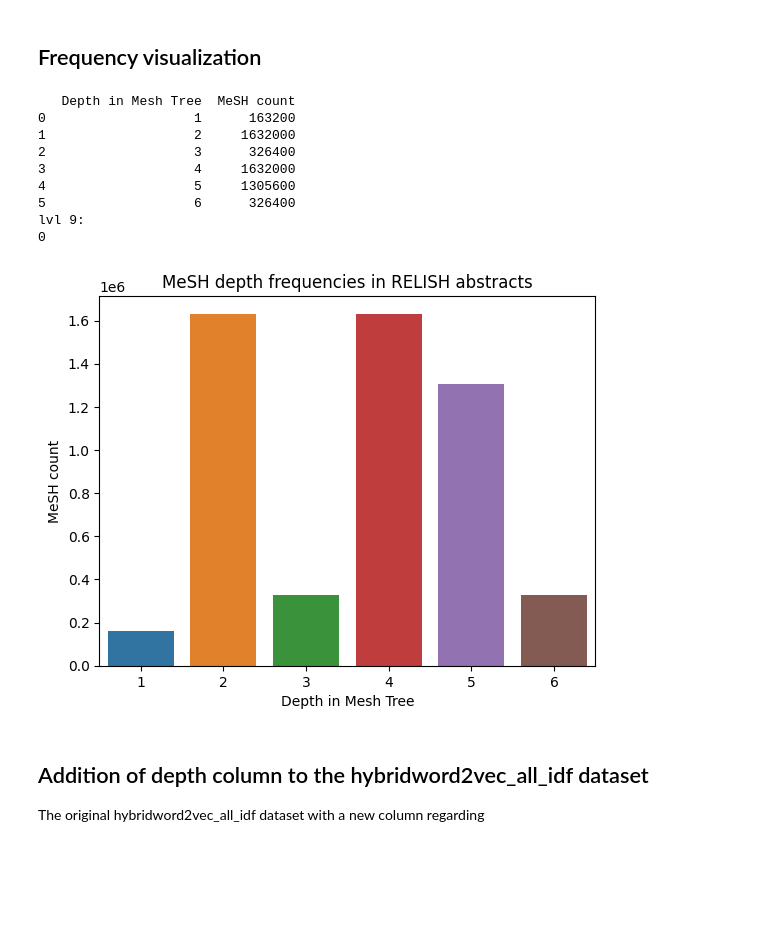
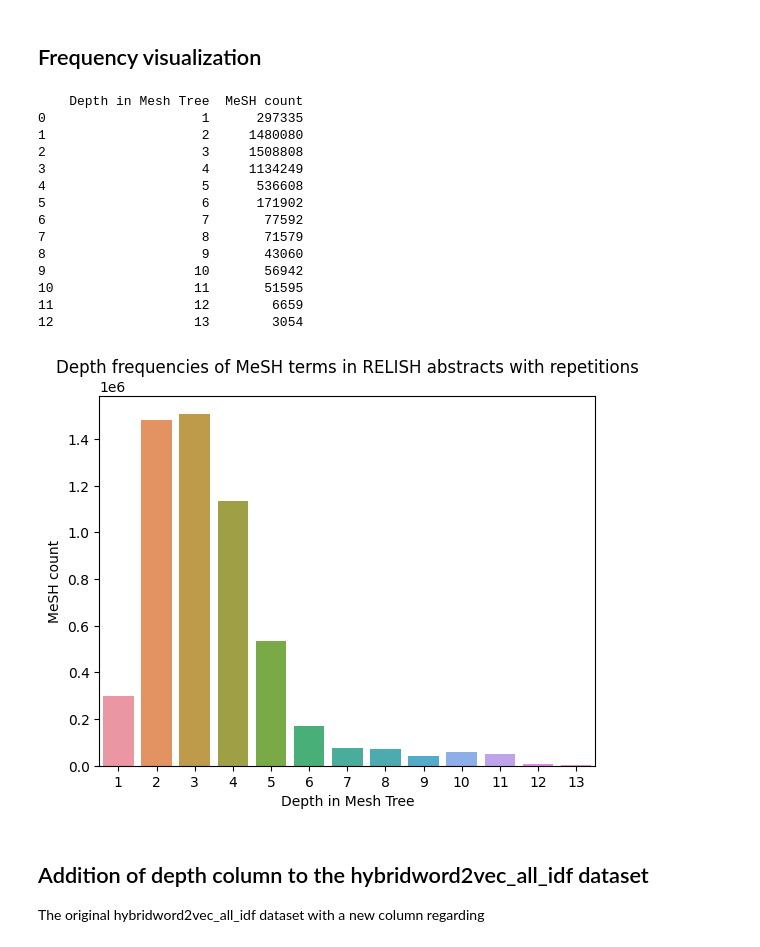
Before and after one commit to zbmed-semtec/mowl-graph2doc2vec, a Jupyter notebook: Code/8_MeSH_depth_Analysis/2_analysis_depth_terms_RELISH_all.ipynb, the cells around one changed output. Cells and saved outputs as stored; diff of their text form; code cells hidden in the pictures; blank space fills up the shorter version.

Commit message:
Saved graph results from fixing the bug :bug:

```diff
--- a/Code/8_MeSH_depth_Analysis/2_analysis_depth_terms_RELISH_all.ipynb
+++ b/Code/8_MeSH_depth_Analysis/2_analysis_depth_terms_RELISH_all.ipynb
@@ -89,36 +88,42 @@ with open("../../Data/Output/8/RELISH_frequency_MeSH_graph_with_depth+freq.json"
 # %%
 i = 0
 Depth_vs_freq = {}
 for node_id in big_G.nodes:
     if(node_id in big_G_nodes and MeSH_cnt[node_id] != 0):
         dpth = big_G.nodes[node_id]["Depth"]
         freq = big_G.nodes[node_id]["Frequency"]
         if(dpth in Depth_vs_freq): Depth_vs_freq[dpth] += freq
         else: Depth_vs_freq[dpth] = freq
         i+=1
     # if(i == 20): break
 
 sortedKeys = list(Depth_vs_freq.keys())
 sortedKeys.sort()
 Depth_vs_freq = {i: Depth_vs_freq[i] for i in sortedKeys}
 
 df_Depth_vs_freq = pd.DataFrame()
 df_Depth_vs_freq['Depth in Mesh Tree'] = list(Depth_vs_freq.keys())
 df_Depth_vs_freq['MeSH count'] = list(Depth_vs_freq.values())
 
 print(df_Depth_vs_freq)
-sns.barplot(df_Depth_vs_freq, x="Depth in Mesh Tree", y="MeSH count").set(title='MeSH depth frequencies in RELISH abstracts')
+sns.barplot(df_Depth_vs_freq, x="Depth in Mesh Tree", y="MeSH count").set(title='Depth frequencies of MeSH terms in RELISH abstracts with repetitions')
+plt.savefig("../../Data/Images/Graphs/Depth_frequencies_MeSH_in_RELISH_abstracts_with_repetitions.png")
 # %% [output]
-   Depth in Mesh Tree  MeSH count
-0                   1      163200
-1                   2     1632000
-2                   3      326400
-3                   4     1632000
-4                   5     1305600
-5                   6      326400
-lvl 9:
-0
+    Depth in Mesh Tree  MeSH count
+0                    1      297335
+1                    2     1480080
+2                    3     1508808
+3                    4     1134249
+4                    5      536608
+5                    6      171902
+6                    7       77592
+7                    8       71579
+8                    9       43060
+9                   10       56942
+10                  11       51595
+11                  12        6659
+12                  13        3054
-[figure, old version]
+[figure, new version]
 # %% [markdown]
 ## Addition of depth column to the hybridword2vec_all_idf dataset
 
```
Also changed, not shown: parts of 4 cells of this notebook, 3 other files.
